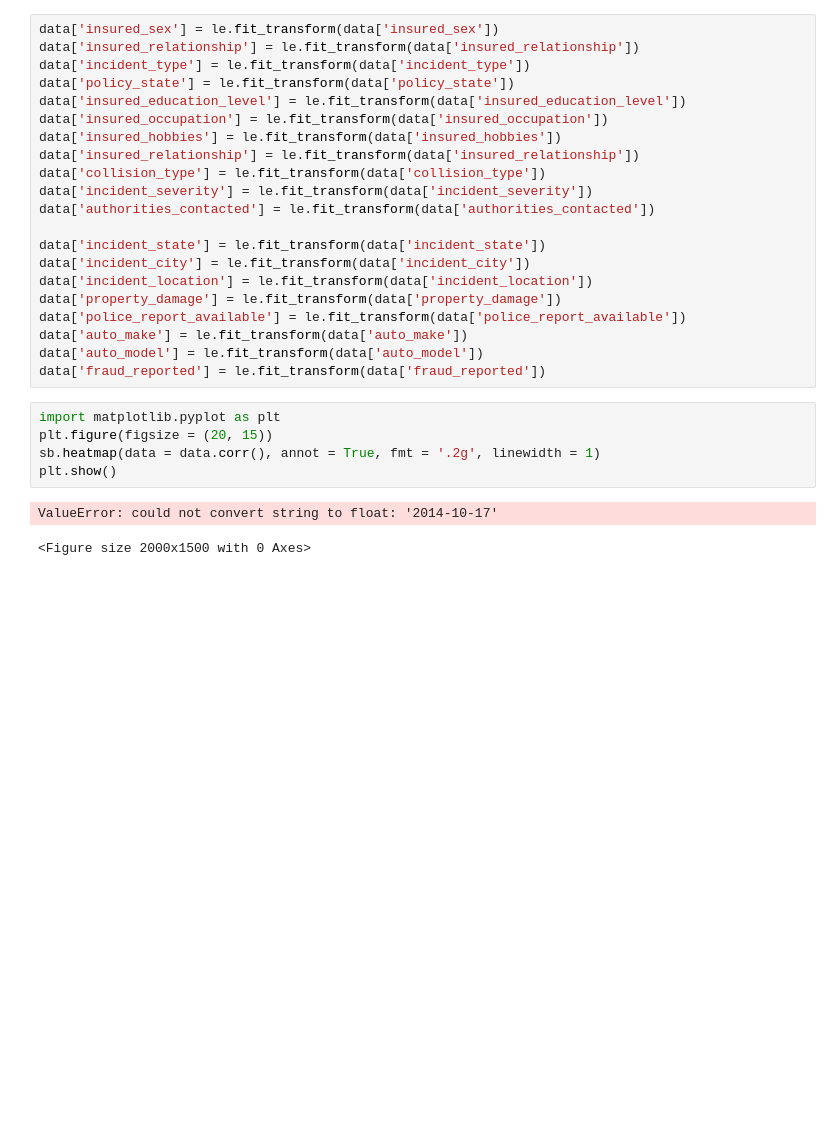
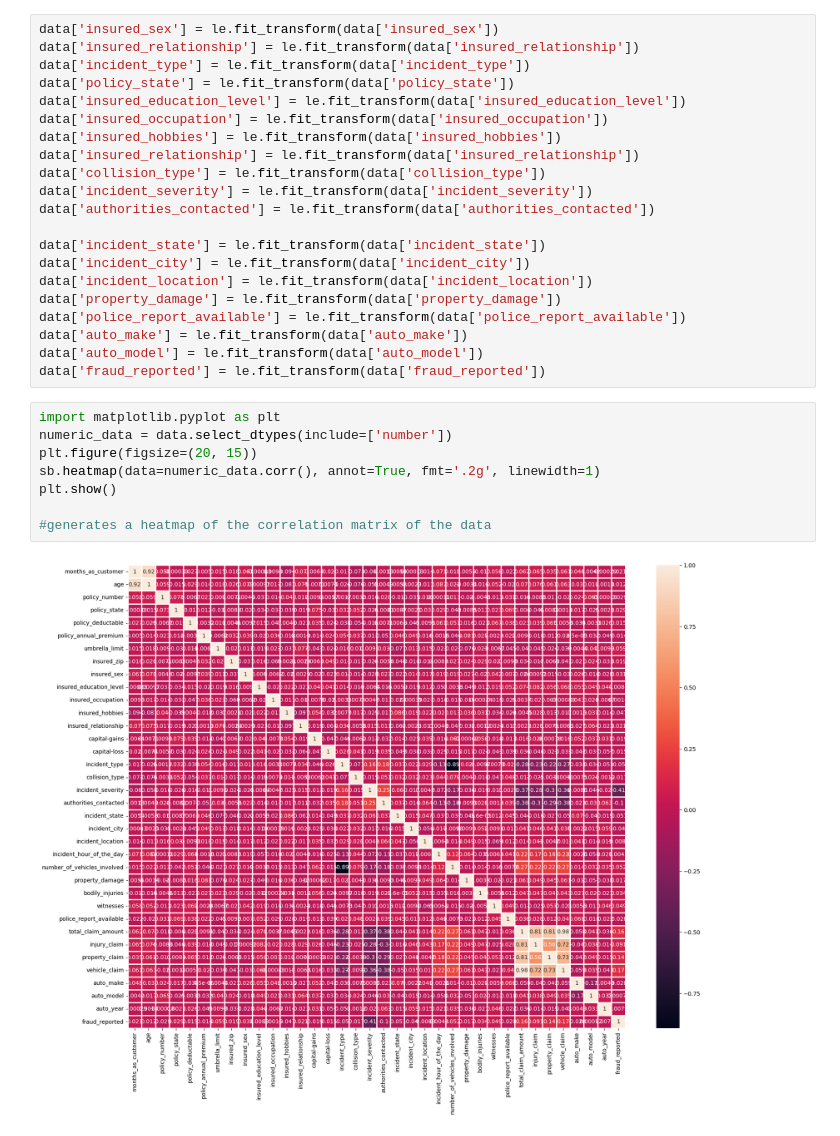
Before and after one commit to soplima/Automobile-Insurance-Claim-Prediction, a Jupyter notebook: InsuranceClaimAnalysis.ipynb, the cells around one changed output. Cells and saved outputs as stored; diff of their text form; blank space fills up the shorter version.

Commit message:
collecting data info

```diff
--- a/InsuranceClaimAnalysis.ipynb
+++ b/InsuranceClaimAnalysis.ipynb
@@ -210,9 +210,11 @@ data['auto_model'] = le.fit_transform(data['auto_model'])
 data['fraud_reported'] = le.fit_transform(data['fraud_reported'])
 # %%
 import matplotlib.pyplot as plt
-plt.figure(figsize = (20, 15))
-sb.heatmap(data = data.corr(), annot = True, fmt = '.2g', linewidth = 1)
+numeric_data = data.select_dtypes(include=['number'])
+plt.figure(figsize=(20, 15))
+sb.heatmap(data=numeric_data.corr(), annot=True, fmt='.2g', linewidth=1)
 plt.show()
+
+#generates a heatmap of the correlation matrix of the data
 # %% [output]
-ValueError: could not convert string to float: '2014-10-17'
-<Figure size 2000x1500 with 0 Axes>
+[figure, added]
```
Also changed, not shown: parts of 18 cells of this notebook.
